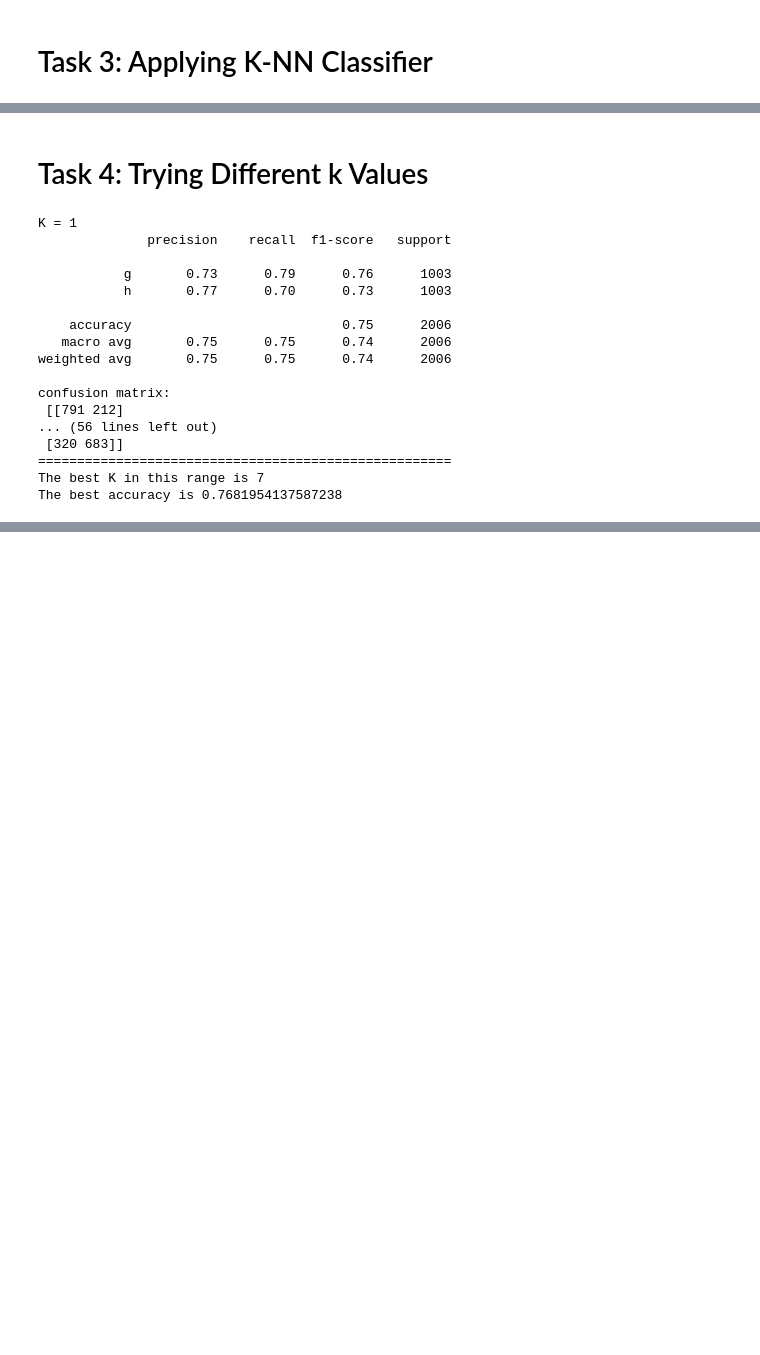
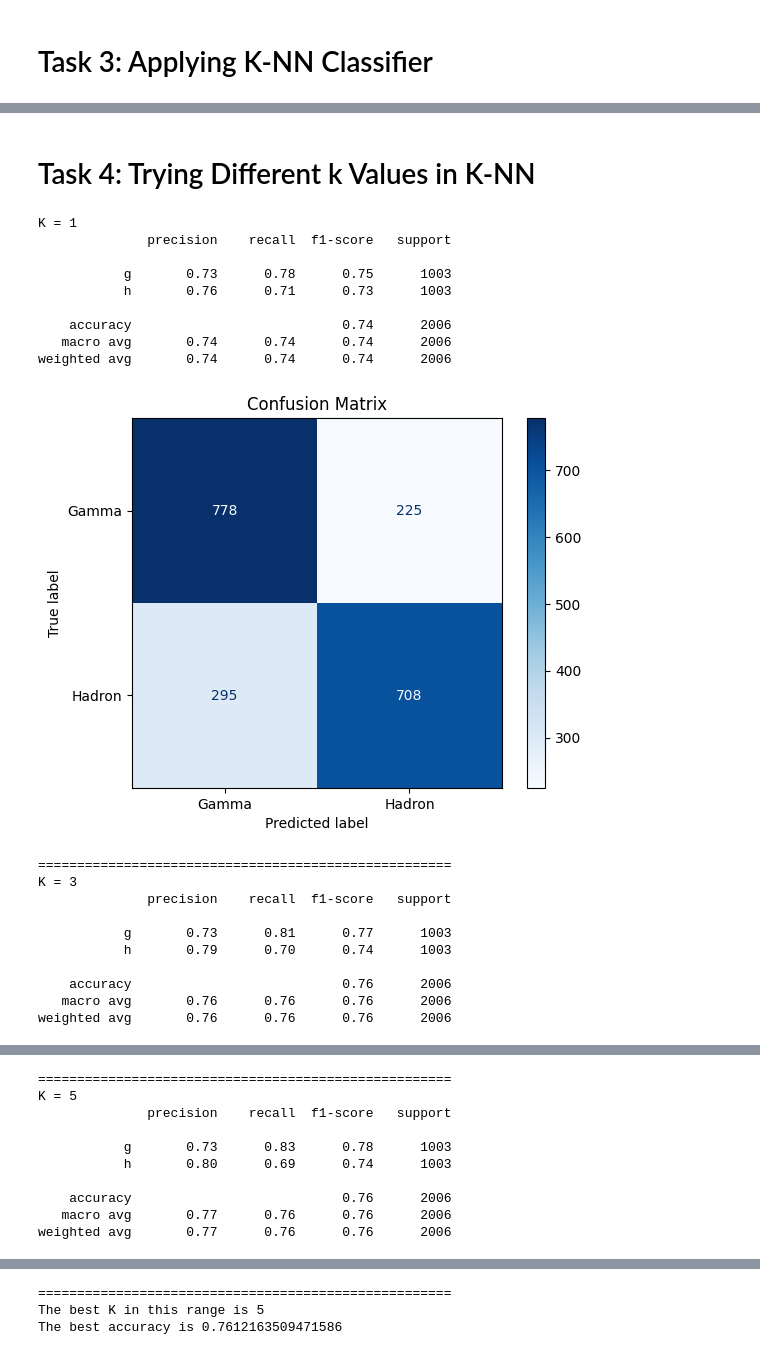
Before and after one commit to AAAyoub3/Classification-Regression, a Jupyter notebook: classification.ipynb, the cells around one changed output, grey strips where cells are left out. Saved outputs shown, nothing was run; the diff lists cells and outputs as text; code cells hidden in the pictures; blank space fills up the shorter version.

```diff
--- a/classification.ipynb
+++ b/classification.ipynb
@@ -2,0 +30,4 @@
+# %%
+# Rename each column and the last column as 'class'
+feature_names = ["column 1", "column 2", "column 3", "column 4", "column 5", "column 6", "column 7", "column 8", "column 9", "column 10"]
+data = pd.read_csv('magic04.data', names=feature_names + ["class"])
@@ -54,8 +169,8 @@ y_test = test_data['class']
 # %%
 from sklearn.neighbors import KNeighborsClassifier
 
-# Initialize the K-NN Classifier
-knn = KNeighborsClassifier()
+# Initialize the K-NN Classifier where k=1
+knn = KNeighborsClassifier(n_neighbors=1)
 
 # Train the model on the training data
 knn.fit(x_train, y_train)
@@ -64,43 +187,53 @@ KNeighborsClassifier()
 # %% [markdown]
-# Task 4: Trying Different k Values
+# Task 4: Trying Different k Values in K-NN
 # %%
-from sklearn.metrics import classification_report,confusion_matrix,accuracy_score
+import matplotlib.pyplot as plt
+from sklearn.metrics import classification_report,confusion_matrix,accuracy_score,ConfusionMatrixDisplay
+
 best_k = None
 best_accuracy = 0
 
 for k in range(1, 10 ,2): # k = 1 , 3 , 5 , 7 , 9
     knn = KNeighborsClassifier(n_neighbors=k)
     knn.fit(x_train, y_train)
 
     y_predictions = knn.predict(x_valid)
     accuracy = accuracy_score(y_valid, y_predictions)
 
     # getting best k & accuracy using validation dataset
     if accuracy > best_accuracy:
         best_k = k
         best_accuracy = accuracy
 
     print("K =",k)
     print(classification_report(y_valid, y_predictions))
-    print("confusion matrix: \n",confusion_matrix(y_valid, y_predictions))
+    confusion = confusion_matrix(y_valid, y_predictions)
+    ConfusionMatrixDisplay(confusion,display_labels=["Gamma","Hadron"]).plot(cmap='Blues')
+    disp = ConfusionMatrixDisplay(confusion)
+    plt.title('Confusion Matrix')
+    plt.show()
     print("=====================================================")
+
 print("The best K in this range is",best_k)
 print("The best accuracy is",best_accuracy)
 # %% [output]
 K = 1
               precision    recall  f1-score   support
 
-           g       0.73      0.79      0.76      1003
-           h       0.77      0.70      0.73      1003
+           g       0.73      0.78      0.75      1003
+           h       0.76      0.71      0.73      1003
 
-    accuracy                           0.75      2006
-   macro avg       0.75      0.75      0.74      2006
-weighted avg       0.75      0.75      0.74      2006
-
-confusion matrix:
- [[791 212]
-... (56 lines left out)
- [320 683]]
-=====================================================
-The best K in this range is 7
-The best accuracy is 0.7681954137587238
+    accuracy                           0.74      2006
+   macro avg       0.74      0.74      0.74      2006
+weighted avg       0.74      0.74      0.74      2006
+[figure, added]
+=====================================================
+K = 3
+              precision    recall  f1-score   support
+
+           g       0.73      0.81      0.77      1003
+           h       0.79      0.70      0.74      1003
+
+    accuracy                           0.76      2006
+   macro avg       0.76      0.76      0.76      2006
+weighted avg       0.76      0.76      0.76      2006
@@ -106,0 +241,10 @@ The best accuracy is 0.7681954137587238
+=====================================================
+K = 5
+              precision    recall  f1-score   support
+
+           g       0.73      0.83      0.78      1003
+           h       0.80      0.69      0.74      1003
+
+    accuracy                           0.76      2006
+   macro avg       0.77      0.76      0.76      2006
+weighted avg       0.77      0.76      0.76      2006
@@ -106,0 +274,3 @@ The best accuracy is 0.7681954137587238
+=====================================================
+The best K in this range is 5
+The best accuracy is 0.7612163509471586
```
Also changed, not shown: parts of 24 cells of this notebook, 1 other file.
